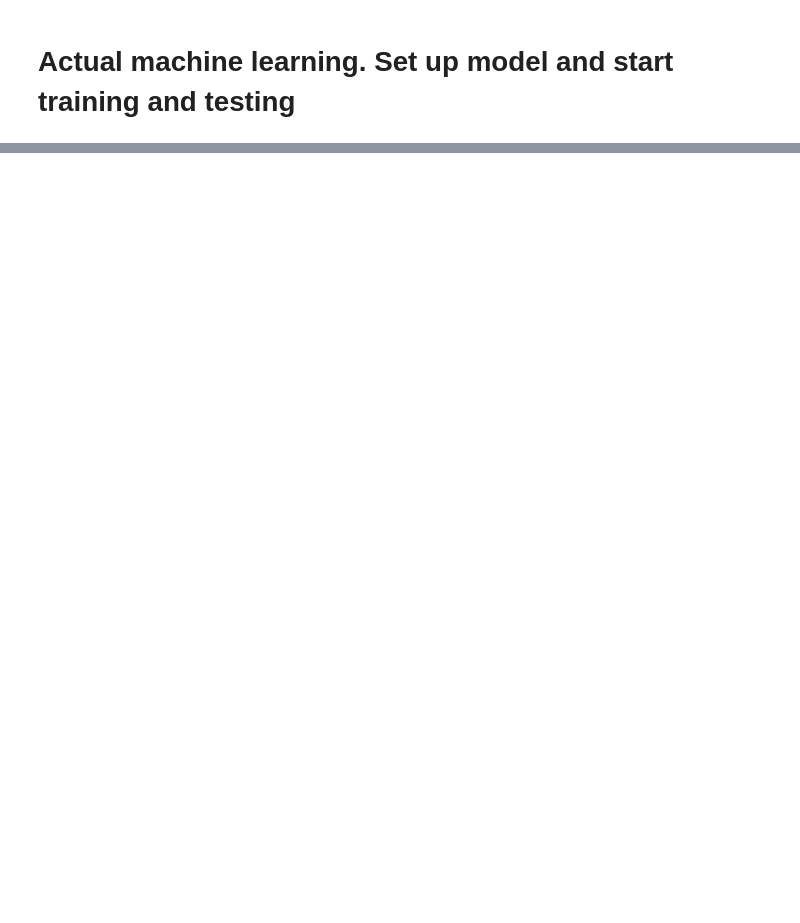
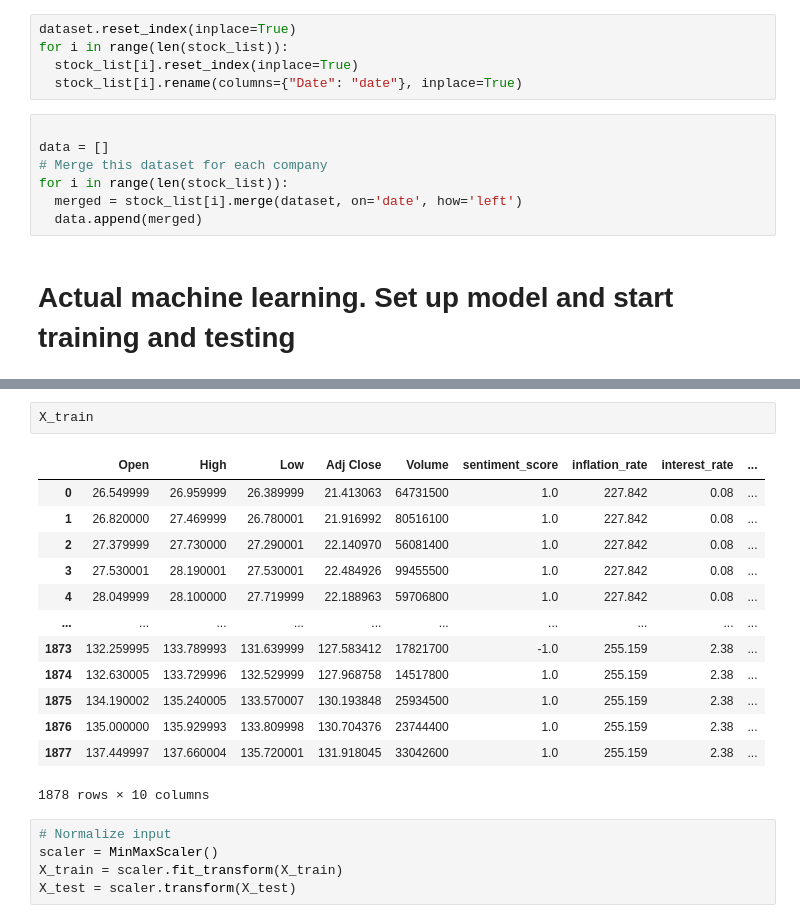
Before and after one commit to Gmartinica/stock-forecasting, a Jupyter notebook: stock_predictor.ipynb, the cells around one changed output, grey strips where cells are left out. Cells and saved outputs as stored; diff of their text form; blank space fills up the shorter version.

```diff
--- a/stock_predictor.ipynb
+++ b/stock_predictor.ipynb
@@ -362,5 +360,17 @@ plt.tight_layout()
 plt.show()
 # %% [output]
 [figure]
+# %%
+dataset.reset_index(inplace=True)
+for i in range(len(stock_list)):
+  stock_list[i].reset_index(inplace=True)
+  stock_list[i].rename(columns={"Date": "date"}, inplace=True)
+# %%
+
+data = []
+# Merge this dataset for each company
+for i in range(len(stock_list)):
+  merged = stock_list[i].merge(dataset, on='date', how='left')
+  data.append(merged)
 # %% [markdown]
 # Actual machine learning. Set up model and start training and testing
@@ -366,0 +419,21 @@ plt.show()
+# %%
+X_train
+# %% [output]
+|  | Open | High | Low | Adj Close | Volume | sentiment_score | inflation_rate | interest_rate | ... |
+| 0 | 26.549999 | 26.959999 | 26.389999 | 21.413063 | 64731500 | 1.0 | 227.842 | 0.08 | ... |
+| 1 | 26.820000 | 27.469999 | 26.780001 | 21.916992 | 80516100 | 1.0 | 227.842 | 0.08 | ... |
+| 2 | 27.379999 | 27.730000 | 27.290001 | 22.140970 | 56081400 | 1.0 | 227.842 | 0.08 | ... |
+| 3 | 27.530001 | 28.190001 | 27.530001 | 22.484926 | 99455500 | 1.0 | 227.842 | 0.08 | ... |
+| 4 | 28.049999 | 28.100000 | 27.719999 | 22.188963 | 59706800 | 1.0 | 227.842 | 0.08 | ... |
+| ... | ... | ... | ... | ... | ... | ... | ... | ... | ... |
+| 1873 | 132.259995 | 133.789993 | 131.639999 | 127.583412 | 17821700 | -1.0 | 255.159 | 2.38 | ... |
+| 1874 | 132.630005 | 133.729996 | 132.529999 | 127.968758 | 14517800 | 1.0 | 255.159 | 2.38 | ... |
+| 1875 | 134.190002 | 135.240005 | 133.570007 | 130.193848 | 25934500 | 1.0 | 255.159 | 2.38 | ... |
+| 1876 | 135.000000 | 135.929993 | 133.809998 | 130.704376 | 23744400 | 1.0 | 255.159 | 2.38 | ... |
+| 1877 | 137.449997 | 137.660004 | 135.720001 | 131.918045 | 33042600 | 1.0 | 255.159 | 2.38 | ... |
+1878 rows × 10 columns
+# %%
+# Normalize input
+scaler = MinMaxScaler()
+X_train = scaler.fit_transform(X_train)
+X_test = scaler.transform(X_test)
```
Also changed, not shown: parts of 32 cells of this notebook.
